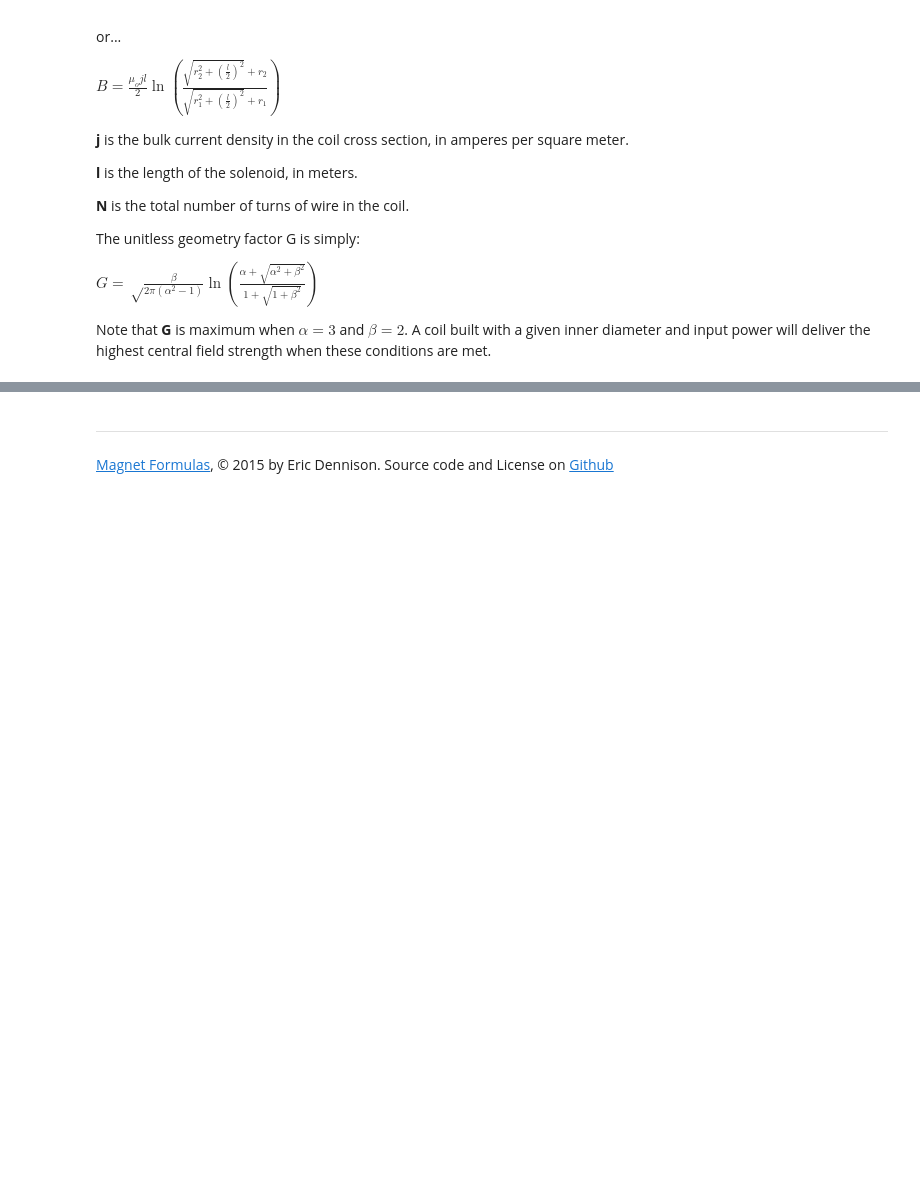
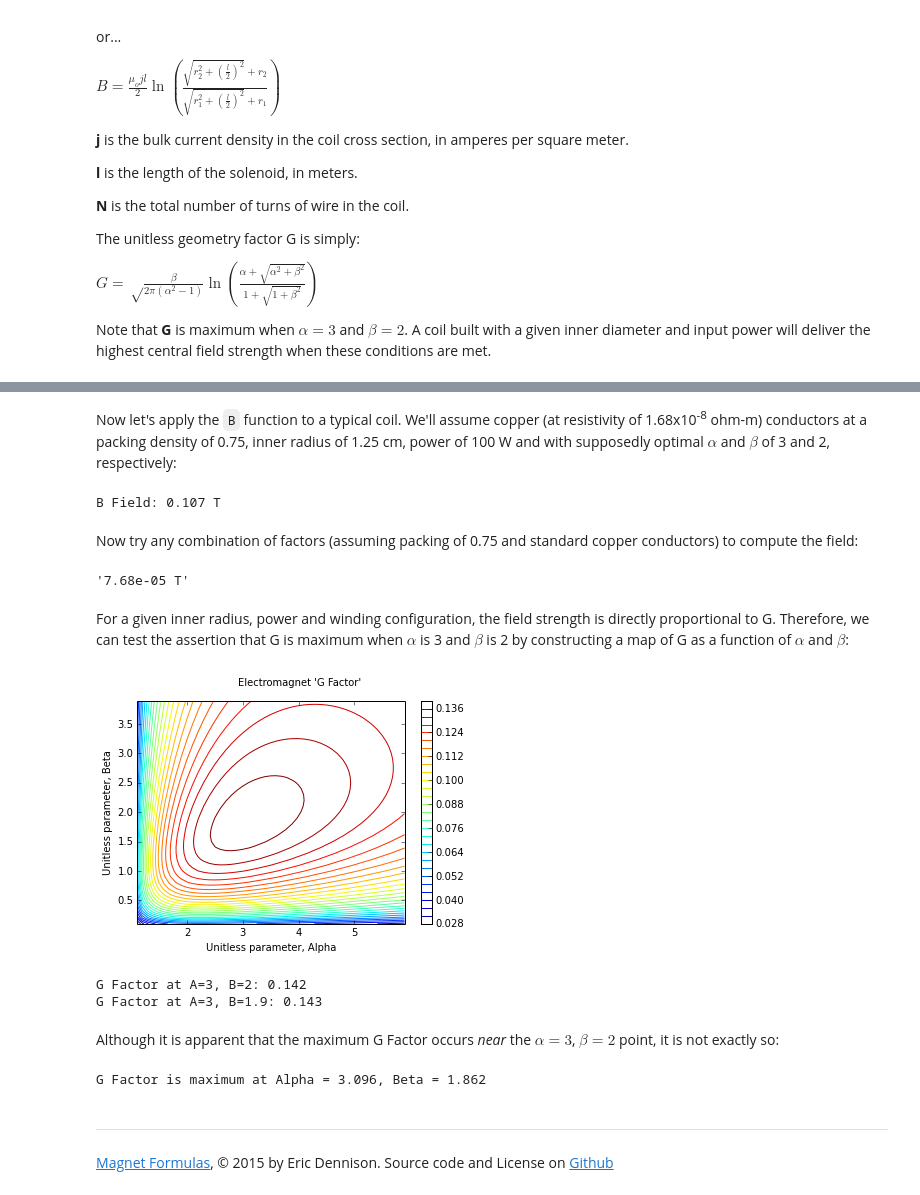
Before and after one commit to tiggerntatie/emagnet-py, a Jupyter notebook: solenoids/solenoid.ipynb, the cells around one changed output, grey strips where cells are left out. Cells and saved outputs as stored; diff of their text form; code cells hidden in the pictures; blank space fills up the shorter version.

Commit message:
lots of code and plots..

```diff
--- a/solenoids/solenoid.ipynb
+++ b/solenoids/solenoid.ipynb
@@ -69,3 +112,64 @@ Note that **G** is maximum when $\alpha=3$ and $\beta=2$. A coil built with a gi
+# %% [markdown]
+Now let's apply the `B` function to a typical coil. We'll assume copper (at resistivity of 1.68x10<sup>-8</sup> ohm-m) conductors at a packing density of 0.75, inner radius of 1.25 cm, power of 100 W and with supposedly optimal $\alpha$ and $\beta$ of 3 and 2, respectively:
+# %%
+resistivity = 1.68E-8 # ohm-meter
+r1 = 0.0125 # meter
+packing = 0.75
+power = 100.0 # watts
+B = BFieldUnitless(power, packing, resistivity, r1, 3, 2)
+print("B Field: {:.3} T".format(B))
+# %% [output]
+B Field: 0.107 T
+# %% [markdown]
+Now try any combination of factors (assuming packing of 0.75 and standard copper conductors) to compute the field:
+# %%
+from ipywidgets import interactive
+from IPython.display import display
+
+def B(power, r1, r2, length, x):
+    return "{:.3} T".format(BField(power, 0.75, resistivity, r1, r2, length, x))
+
+v = interactive(B,
+    power=(0.0, 200.0, 1),
+    r1 = (0.01, 0.1, 0.001),
+    r2 = (0.02, 0.5, 0.001),
+    length = (0.01, 2, 0.01),
+    x = (0.0, 4, 0.01))
+display(v)
+# %% [output]
+'7.68e-05 T'
+# %% [markdown]
+For a given inner radius, power and winding configuration, the field strength is directly proportional to G. Therefore, we can test the assertion that G is maximum when $\alpha$ is 3 and $\beta$ is 2 by constructing a map of G as a function of $\alpha$ and $\beta$:
+# %%
+from pylab import pcolor, colorbar, meshgrid, contour
+from numpy import arange
+a = arange(1.1, 6.0, 0.1)
+b = arange(0.1, 4.0, 0.1)
+A, B = meshgrid(a,b)
+G = GFactorUnitless(A, B)
+contour(A, B, G, 30)
+colorbar()
+xlabel("Unitless parameter, Alpha")
+ylabel("Unitless parameter, Beta")
+suptitle("Electromagnet 'G Factor'")
+show()
+print("G Factor at A=3, B=2: {:.3}".format(GFactorUnitless(3,2)))
+print("G Factor at A=3, B=1.9: {:.3}".format(GFactorUnitless(3,1.9)))
+# %% [output]
+[figure, added]
+G Factor at A=3, B=2: 0.142
+G Factor at A=3, B=1.9: 0.143
+# %% [markdown]
+Although it is apparent that the maximum G Factor occurs *near* the $\alpha=3$, $\beta=2$ point, it is not exactly so:
+# %%
+from scipy.optimize import minimize
+def GMin(AB):
+    return -GFactorUnitless(AB[0], AB[1])
+
+res = minimize(GMin, [3, 2])
+print("G Factor is maximum at Alpha = {:.4}, Beta = {:.4}".format(*res.x))
+# %% [output]
+G Factor is maximum at Alpha = 3.096, Beta = 1.862
 # %% [markdown]
 ---
 [Magnet Formulas](../index.ipynb), © 2015 by Eric Dennison. Source code and License on [Github](https://github.com/tiggerntatie/emagnet.py)
```
Also changed, not shown: parts of 2 cells of this notebook.
